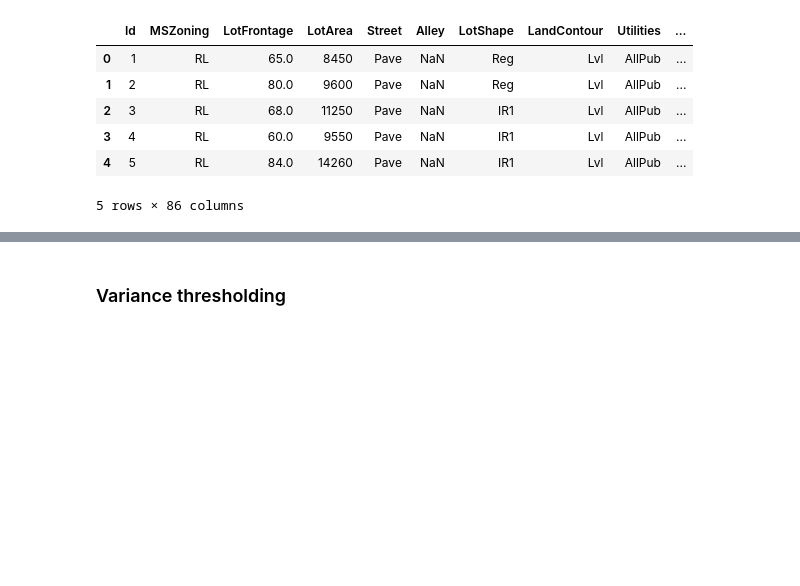
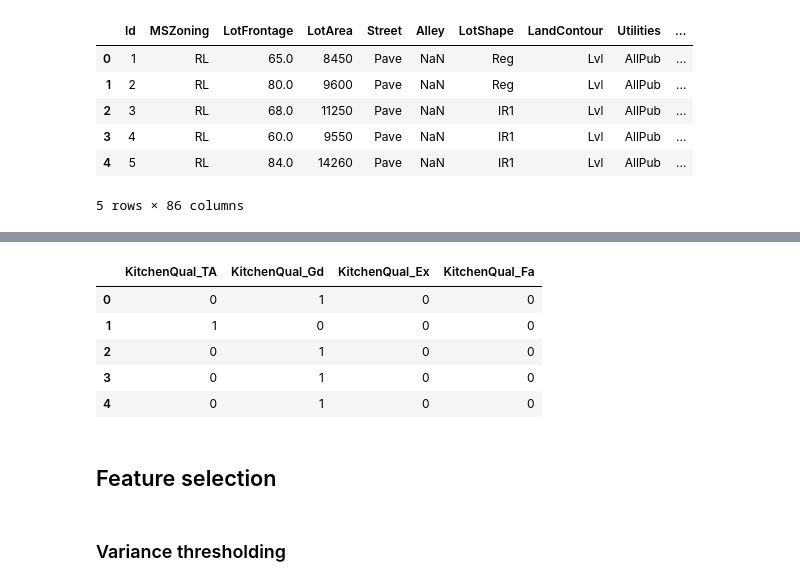
Before and after one commit to Jonik233/kaggle_house_prices, a Jupyter notebook: eda/main_eda.ipynb, the cells around one changed output, grey strips where cells are left out. Saved outputs shown, nothing was run; the diff lists cells and outputs as text; code cells hidden in the pictures; blank space fills up the shorter version.

```diff
--- a/eda/main_eda.ipynb
+++ b/eda/main_eda.ipynb
@@ -411,0 +428,40 @@ COLUMNS_TO_USE = [*NUMERICAL_COLUMNS_TO_USE, *CATEGORICAL_COLUMNS_TO_USE]
+# %%
+# Columns the values of which will be one-hot encoded
+COLUMNS_TO_ENCODE = ["KitchenQual"]
+
+# Categories to encode in HouseStyle column
+KitchenQual_CATEGORIES_TO_ENCODE = ["TA", "Gd", "Ex", "Fa"]
+
+encoder = OneHotEncoder(
+   categories=[
+        KitchenQual_CATEGORIES_TO_ENCODE
+   ],
+   handle_unknown="ignore",
+   sparse_output=False,
+   dtype=np.int64,
+)
+encoder.fit(df[COLUMNS_TO_ENCODE])
+
+# Applying universal encoder
+encoded_arr = encoder.transform(df[COLUMNS_TO_ENCODE])
+encoded_df = pd.DataFrame(
+   data=encoded_arr,
+   columns=encoder.get_feature_names_out(COLUMNS_TO_ENCODE),
+   index=df.index,
+   dtype=np.int64,
+)
+
+# Replacing unencoded columns with encoded
+df = df.drop(columns=COLUMNS_TO_ENCODE)
+df = pd.concat([df, encoded_df], axis=1)
+
+encoded_df.head()
+# %% [output]
+|  | KitchenQual_TA | KitchenQual_Gd | KitchenQual_Ex | KitchenQual_Fa |
+| 0 | 0 | 1 | 0 | 0 |
+| 1 | 1 | 0 | 0 | 0 |
+| 2 | 0 | 1 | 0 | 0 |
+| 3 | 0 | 1 | 0 | 0 |
+| 4 | 0 | 1 | 0 | 0 |
+# %% [markdown]
+## Feature selection
```
Also changed, not shown: parts of 15 cells of this notebook.
